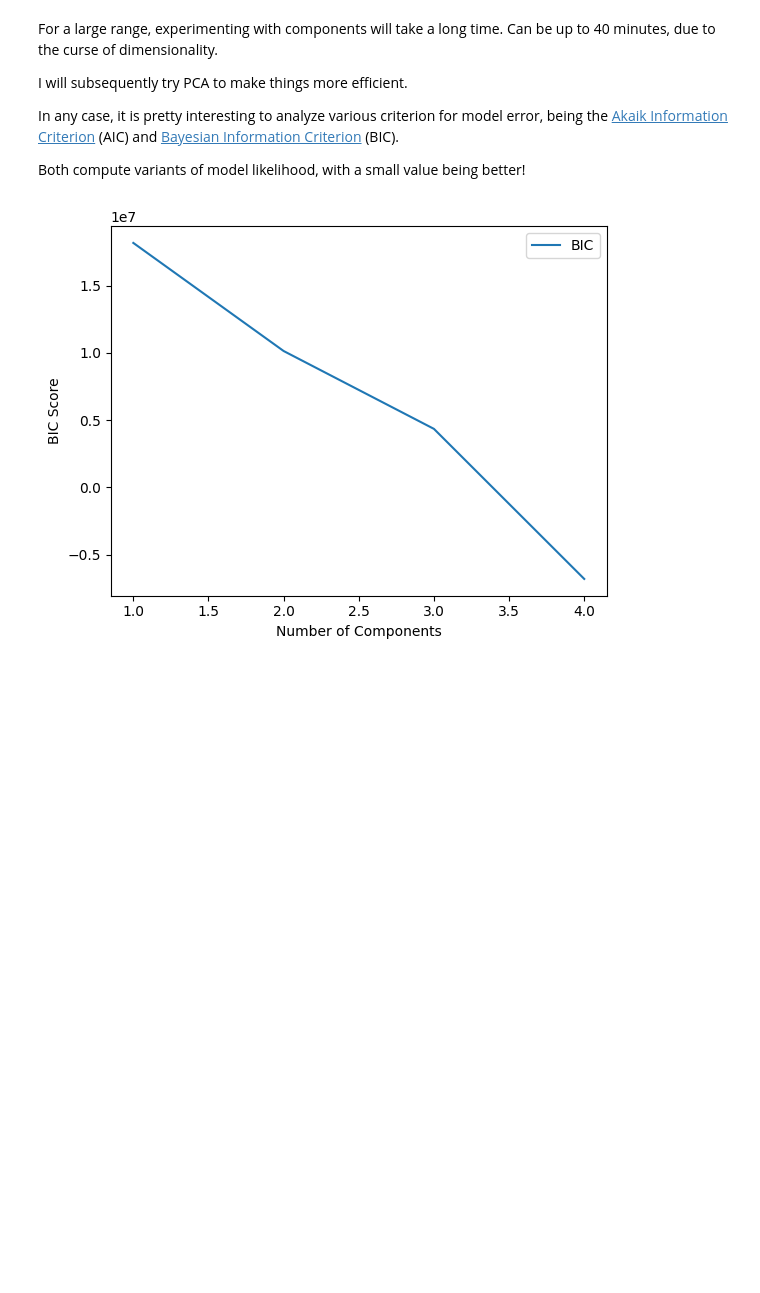
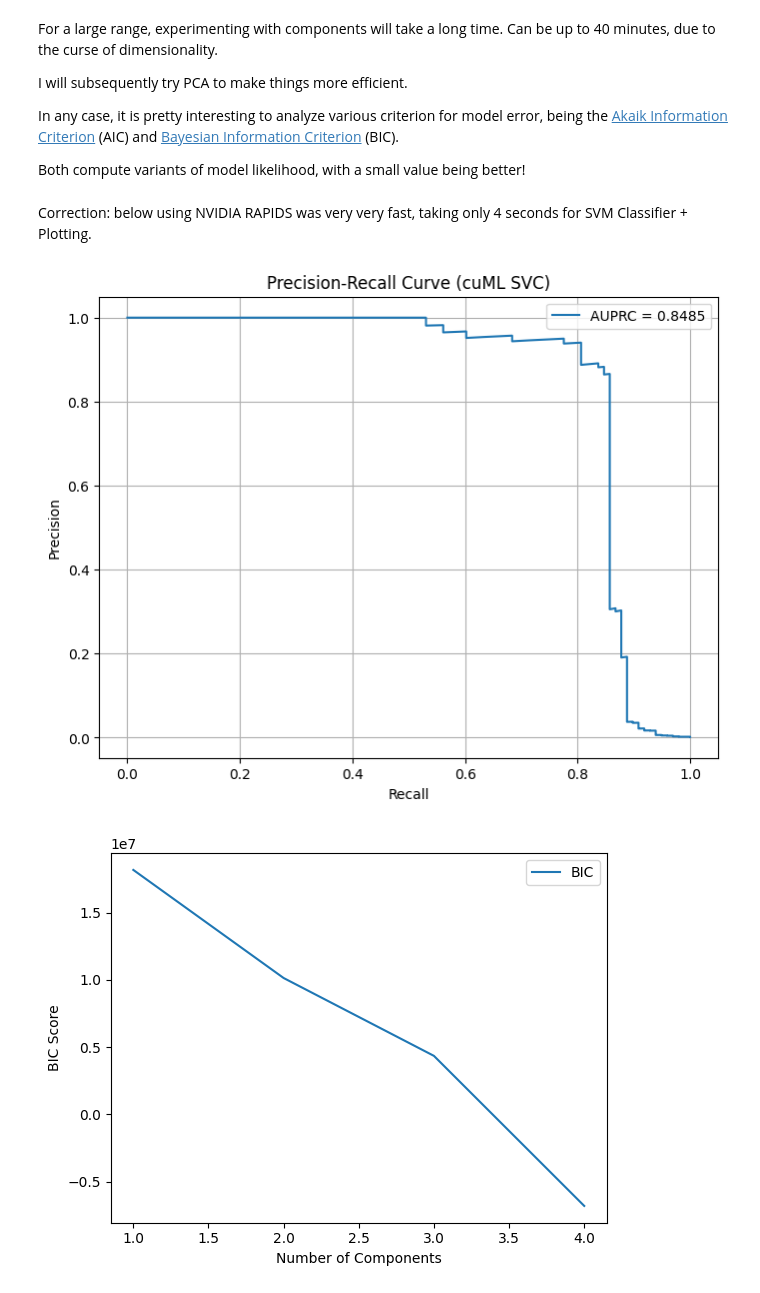
Before and after one commit to WilliamZhang20/Credit-Card-Fraud-Detection, a Jupyter notebook: Fraud_Detector_sklearn_xgb.ipynb, the cells around one changed output. Cells and saved outputs as stored; diff of their text form; code cells hidden in the pictures; blank space fills up the shorter version.

Commit message:
remove jax, add RAPIDS

```diff
--- a/Fraud_Detector_sklearn_xgb.ipynb
+++ b/Fraud_Detector_sklearn_xgb.ipynb
@@ -100,6 +83,45 @@ I will subsequently try PCA to make things more efficient.
 In any case, it is pretty interesting to analyze various criterion for model error, being the [Akaik Information Criterion](https://en.wikipedia.org/wiki/Akaike_information_criterion) (AIC) and [Bayesian Information Criterion](https://en.wikipedia.org/wiki/Bayesian_information_criterion) (BIC).
 
 Both compute variants of model likelihood, with a small value being better!
+# %% [markdown]
+Correction: below using NVIDIA RAPIDS was very very fast, taking only 4 seconds for SVM Classifier + Plotting.
+# %%
+from sklearn.metrics import precision_recall_curve, auc
+import matplotlib.pyplot as plt
+
+import cupy as cp
+import cuml
+from cuml.cluster import DBSCAN
+from cuml.decomposition import PCA
+
+import cupy as cp
+X_train_cu = cp.asarray(X_train_scaled).astype(cp.float32)
+X_test_cu = cp.asarray(X_test_scaled).astype(cp.float32)
+y_train_cu = cp.asarray(y_train.values).astype(cp.int32)
+y_test_cu = cp.asarray(y_test.values).astype(cp.int32)
+# %%
+from cuml.svm import SVC
+
+svc = SVC(kernel='rbf', probability=True)  # `probability=True` enables predict_proba
+svc.fit(X_train_cu, y_train_cu)
+
+y_scores = svc.predict_proba(X_test_cu)[:, 1]  # Probability of class '1'
+y_scores_cpu = cp.asnumpy(y_scores)
+y_test_cpu = cp.asnumpy(y_test_cu)
+
+precision, recall, _ = precision_recall_curve(y_test_cpu, y_scores_cpu)
+auc_score = auc(recall, precision)
+
+plt.figure(figsize=(8, 6))
+plt.plot(recall, precision, label=f'AUPRC = {auc_score:.4f}')
+plt.xlabel('Recall')
+plt.ylabel('Precision')
+plt.title('Precision-Recall Curve (cuML SVC)')
+plt.legend()
+plt.grid(True)
+plt.show()
+# %% [output]
+[figure, added]
 # %%
 """
 Clustering using gaussian mixture model
```
Also changed, not shown: parts of 6 cells of this notebook.
